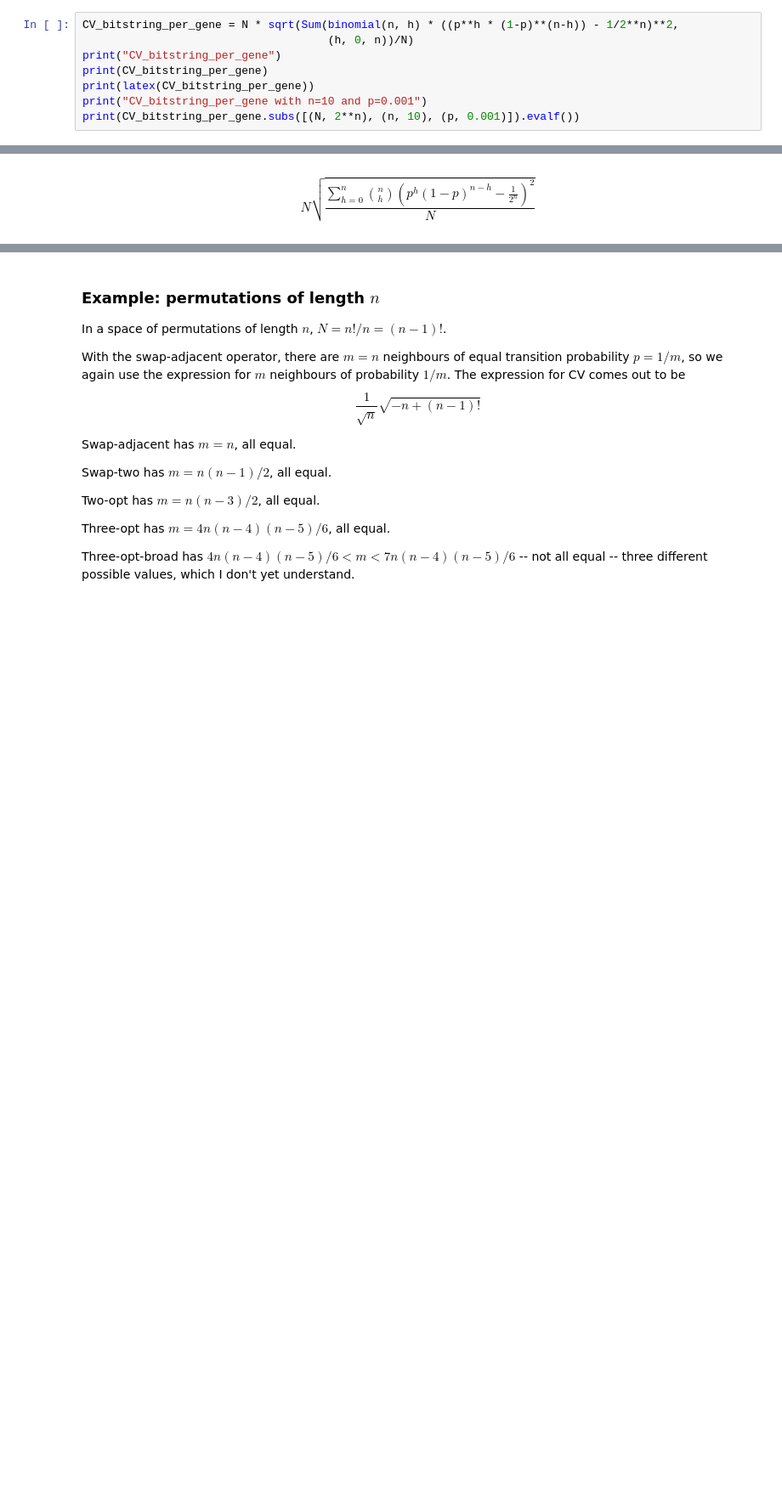
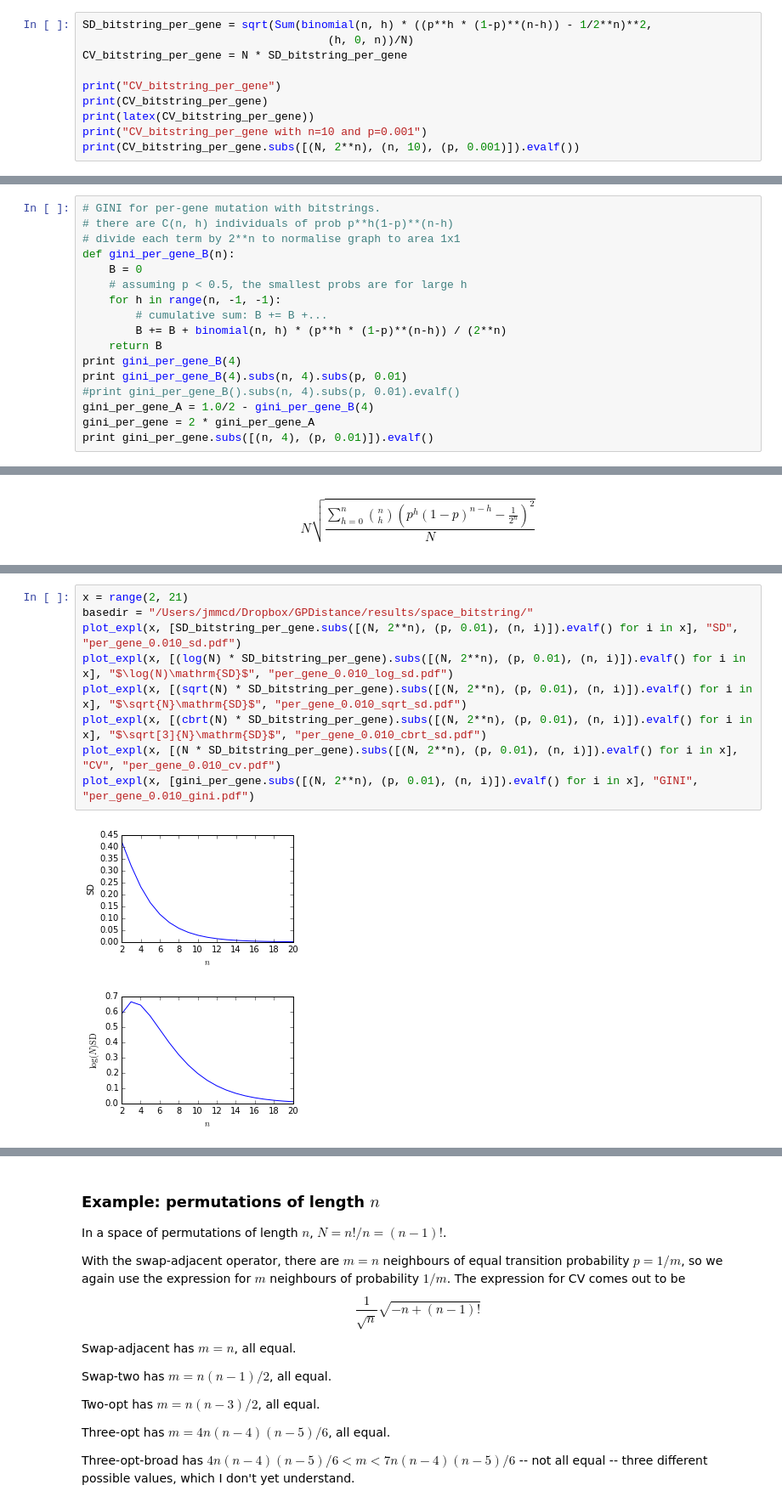
Before and after one commit to jmmcd/GPDistance, a Jupyter notebook: python/RandomWalks/SD_Analytically.ipynb, the cells around one changed output, grey strips where cells are left out. Shown at 85% size. Cells and saved outputs as stored; diff of their text form; blank space fills up the shorter version.

```diff
--- a/python/RandomWalks/SD_Analytically.ipynb
+++ b/python/RandomWalks/SD_Analytically.ipynb
@@ -157,8 +207,10 @@ print test()
 # %% [output]
 (0.030923641528236703, 31.665808924914383)
 # %%
-CV_bitstring_per_gene = N * sqrt(Sum(binomial(n, h) * ((p**h * (1-p)**(n-h)) - 1/2**n)**2,
+SD_bitstring_per_gene = sqrt(Sum(binomial(n, h) * ((p**h * (1-p)**(n-h)) - 1/2**n)**2,
                                      (h, 0, n))/N)
+CV_bitstring_per_gene = N * SD_bitstring_per_gene
+
 print("CV_bitstring_per_gene")
 print(CV_bitstring_per_gene)
 print(latex(CV_bitstring_per_gene))
@@ -170,3 +222,20 @@ sqrt(N)*sqrt(Sum((p**h*(-p + 1)**(-h + n) - 2**(-n))**2*binomial(n, h), (h, 0, n
 \sqrt{N} \sqrt{\sum_{h=0}^{n} \left(p^{h} \left(- p + 1\right)^{- h + n} - 2^{- n}\right)^{2} {\binom{n}{h}}}
 CV_bitstring_per_gene with n=10 and p=0.001
 31.6658089249144
+# %%
+# GINI for per-gene mutation with bitstrings.
+# there are C(n, h) individuals of prob p**h(1-p)**(n-h)
+# divide each term by 2**n to normalise graph to area 1x1
+def gini_per_gene_B(n):
+    B = 0
+    # assuming p < 0.5, the smallest probs are for large h
+    for h in range(n, -1, -1):
+        # cumulative sum: B += B +...
+        B += B + binomial(n, h) * (p**h * (1-p)**(n-h)) / (2**n)
+    return B
+print gini_per_gene_B(4)
+print gini_per_gene_B(4).subs(n, 4).subs(p, 0.01)
+#print gini_per_gene_B().subs(n, 4).subs(p, 0.01).evalf()
+gini_per_gene_A = 1.0/2 - gini_per_gene_B(4)
+gini_per_gene = 2 * gini_per_gene_A
+print gini_per_gene.subs([(n, 4), (p, 0.01)]).evalf()
@@ -182,0 +288,12 @@ plot_cv(x, [CV_bitstring_per_gene.subs([(N, 2**n), (p, 0.10), (n, i)]).evalf() f
+# %%
+x = range(2, 21)
+basedir = "/Users/jmmcd/Dropbox/GPDistance/results/space_bitstring/"
+plot_expl(x, [SD_bitstring_per_gene.subs([(N, 2**n), (p, 0.01), (n, i)]).evalf() for i in x], "SD", "per_gene_0.010_sd.pdf")
+plot_expl(x, [(log(N) * SD_bitstring_per_gene).subs([(N, 2**n), (p, 0.01), (n, i)]).evalf() for i in x], "$\log(N)\mathrm{SD}$", "per_gene_0.010_log_sd.pdf")
+plot_expl(x, [(sqrt(N) * SD_bitstring_per_gene).subs([(N, 2**n), (p, 0.01), (n, i)]).evalf() for i in x], "$\sqrt{N}\mathrm{SD}$", "per_gene_0.010_sqrt_sd.pdf")
+plot_expl(x, [(cbrt(N) * SD_bitstring_per_gene).subs([(N, 2**n), (p, 0.01), (n, i)]).evalf() for i in x], "$\sqrt[3]{N}\mathrm{SD}$", "per_gene_0.010_cbrt_sd.pdf")
+plot_expl(x, [(N * SD_bitstring_per_gene).subs([(N, 2**n), (p, 0.01), (n, i)]).evalf() for i in x], "CV", "per_gene_0.010_cv.pdf")
+plot_expl(x, [gini_per_gene.subs([(N, 2**n), (p, 0.01), (n, i)]).evalf() for i in x], "GINI", "per_gene_0.010_gini.pdf")
+# %% [output]
+[figure, added]
+[figure, added]
```
Also changed, not shown: parts of 21 cells of this notebook.
